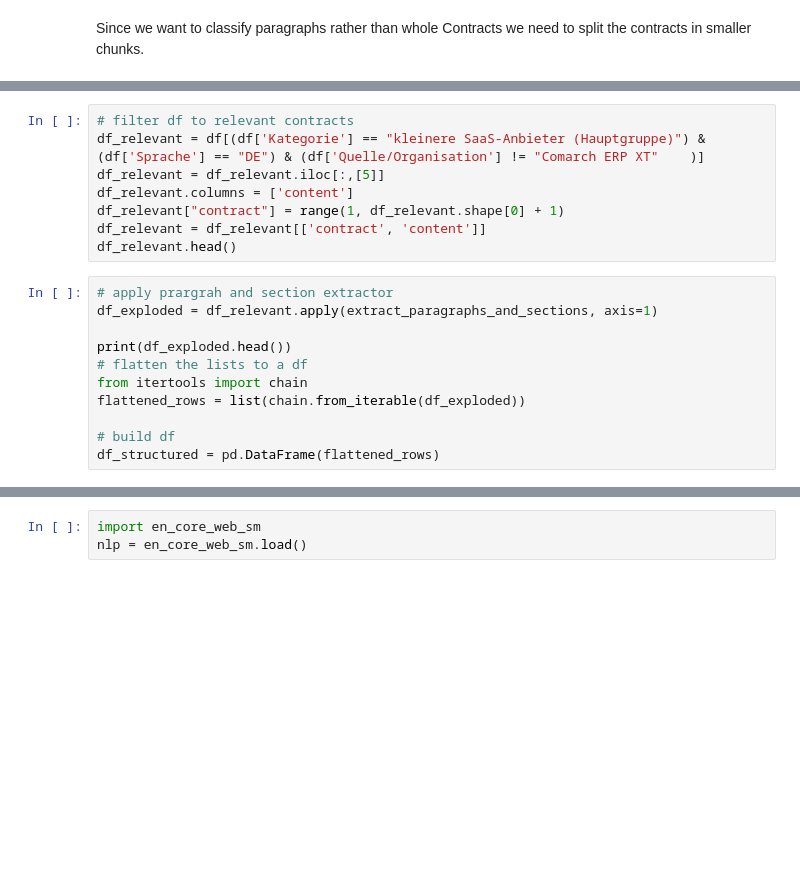
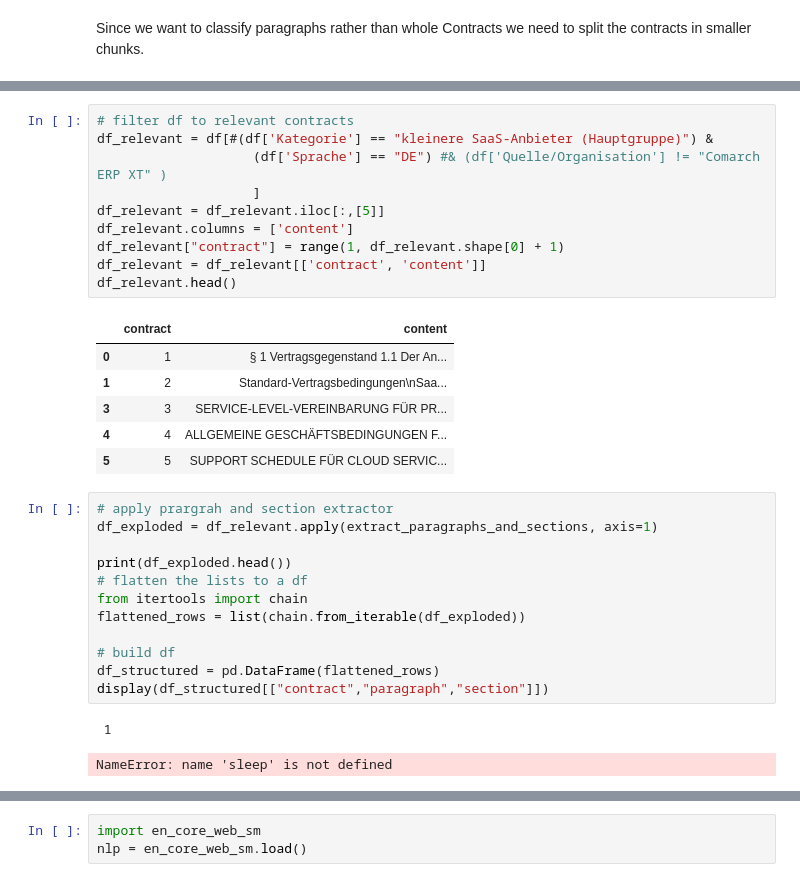
Before and after one commit to Nils7291/NLP_Contract_Checker, a Jupyter notebook: notebooks/02_cleaning.ipynb, the cells around one changed output, grey strips where cells are left out. Cells and saved outputs as stored; diff of their text form; blank space fills up the shorter version.

```diff
--- a/notebooks/02_cleaning.ipynb
+++ b/notebooks/02_cleaning.ipynb
@@ -130,11 +178,20 @@ def clean_paragraph_text(text):
 # %%
 # filter df to relevant contracts
-df_relevant = df[(df['Kategorie'] == "kleinere SaaS-Anbieter (Hauptgruppe)") & (df['Sprache'] == "DE") & (df['Quelle/Organisation'] != "Comarch ERP XT"	)]
+df_relevant = df[#(df['Kategorie'] == "kleinere SaaS-Anbieter (Hauptgruppe)") &
+                    (df['Sprache'] == "DE") #& (df['Quelle/Organisation'] != "Comarch ERP XT"	)
+                    ]
 df_relevant = df_relevant.iloc[:,[5]]
 df_relevant.columns = ['content']
 df_relevant["contract"] = range(1, df_relevant.shape[0] + 1)
 df_relevant = df_relevant[['contract', 'content']]
 df_relevant.head()
+# %% [output]
+|  | contract | content |
+| 0 | 1 | § 1 Vertragsgegenstand 1.1 Der An... |
+| 1 | 2 | Standard-Vertragsbedingungen\nSaa... |
+| 3 | 3 | SERVICE-LEVEL-VEREINBARUNG FÜR PR... |
+| 4 | 4 | ALLGEMEINE GESCHÄFTSBEDINGUNGEN F... |
+| 5 | 5 | SUPPORT SCHEDULE FÜR CLOUD SERVIC... |
 # %%
 # apply prargrah and section extractor
 df_exploded = df_relevant.apply(extract_paragraphs_and_sections, axis=1)
@@ -146,6 +203,10 @@ flattened_rows = list(chain.from_iterable(df_exploded))
 
 # build df
 df_structured = pd.DataFrame(flattened_rows)
+display(df_structured[["contract","paragraph","section"]])
+# %% [output]
+ 1
+NameError: name 'sleep' is not defined
 # %%
 def extract_title_fixed(group):
     import re
```
Also changed, not shown: parts of 8 cells of this notebook.
